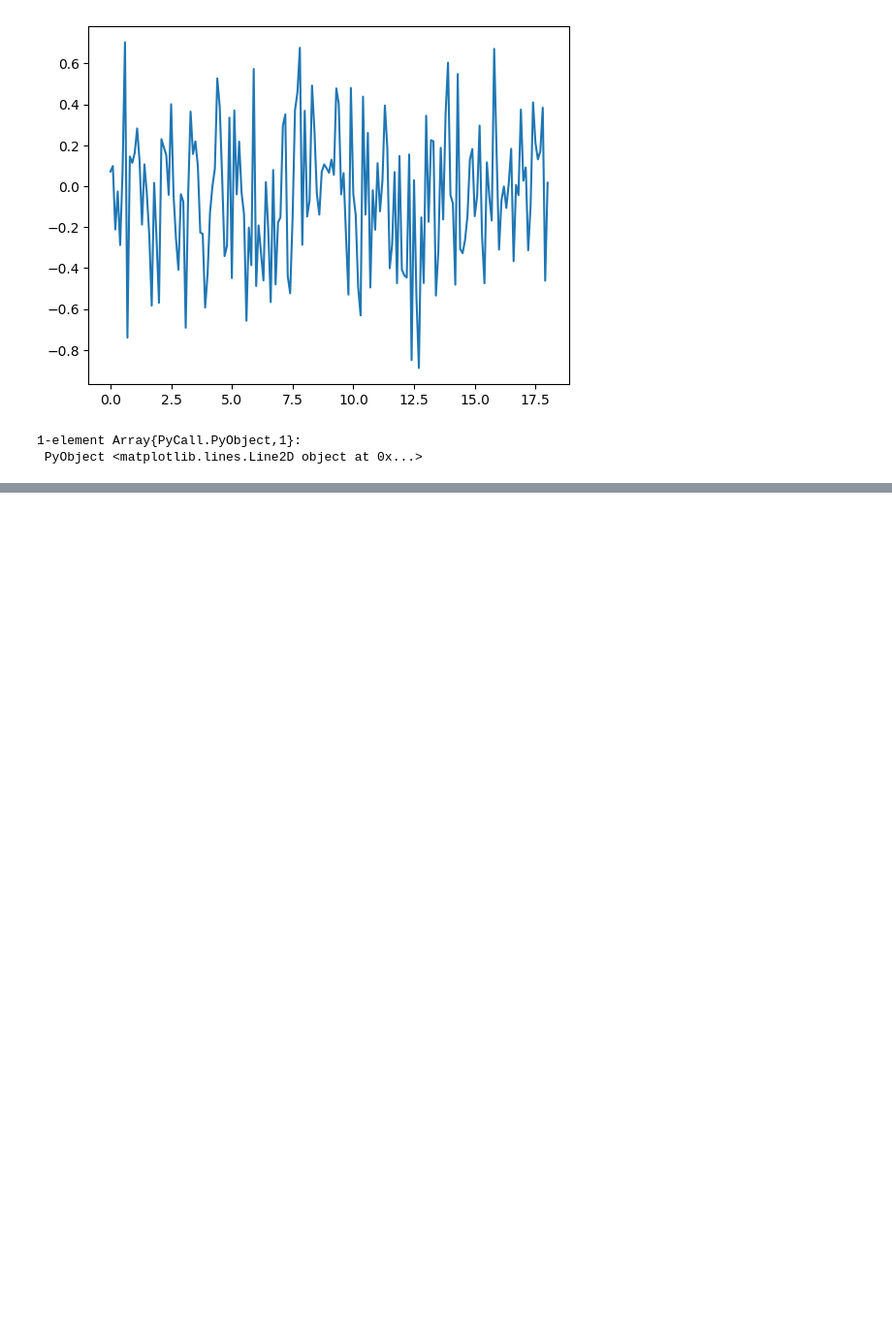
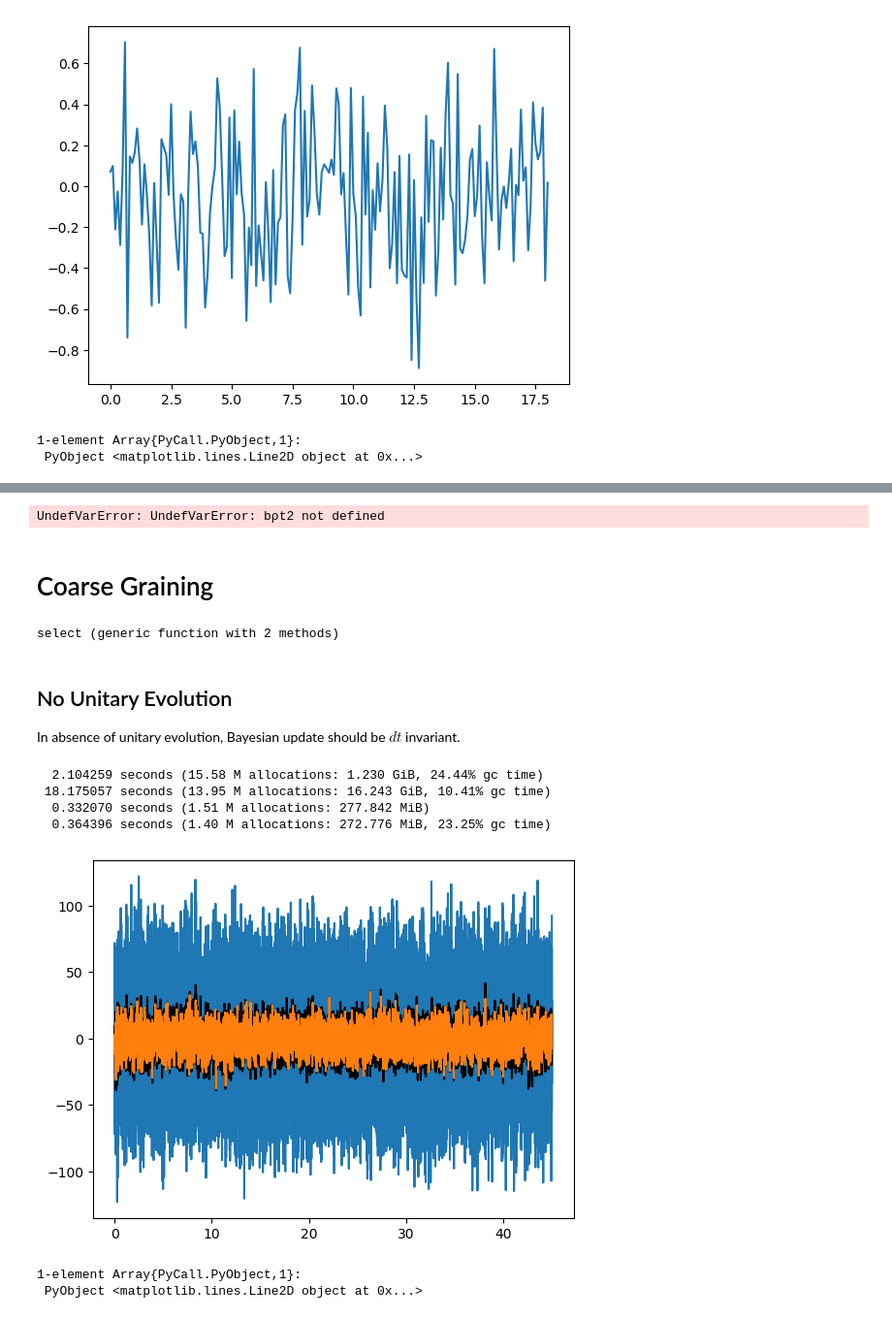
Before and after one commit to chapman-iqs/QuantumCircuits.jl, a Jupyter notebook: QC.ipynb, the cells around one changed output, grey strips where cells are left out. Shown: that part at 97% size. Cells and saved outputs as stored; diff of their text form; code cells hidden in the pictures; blank space fills up the shorter version.

Commit message:
coarse graining + tests

```diff
--- a/QC.ipynb
+++ b/QC.ipynb
@@ -97,0 +297,71 @@ plt.plot(tt1, [dy[1]*dt1 for dy in dy1])
+# %%
+plt.plot(tt3, log.(1 .- F.(average(ρt3), average(ρct3))), label="rouchon: dt=1e-2")
+plt.plot(tt1, log.(1 .- F.(average(ρt1), average(ρct1))), label="rouchon: dt=1e-3")
+# plt.plot(tt2, log.(1 .- F.(average(ρt2), average(ρct2))), label="rouchon: dt=1e-4")
+plt.plot(btt2, log.(1 .- F.(average(bρt2), average(bρct2))), label="bayesian: dt=1e-2")
+# plt.plot(btt1, log.(1 .- F.(average(bρt1), average(bρct1))), label="bayesian: dt=1e-3")
+plt.xlabel("Time")
+plt.ylabel("Log(1-Fidelity)")
+plt.legend()
+# %% [output]
+UndefVarError: UndefVarError: bρt2 not defined
+# %% [markdown]
+# Coarse Graining
+# %%
+function coarsegrain(fine=[]; n=2)
+    coarse = []
+    for i in 1:length(fine)
+        if i < n
+            push!(coarse, mean(fine[1:i]))
+        else
+            push!(coarse, mean(fine[i-(n-1):i]))
+        end
+    end
+    coarse
+end
+
+function select(a=[]; n=2)
+    a[filter(x -> x%n==1, eachindex(a))]
+end
+# %% [output]
+select (generic function with 2 methods)
+# %% [markdown]
+## No Unitary Evolution
+
+In absence of unitary evolution, Bayesian update should be $dt$ invariant.
+# %%
+dt = 1e-2
+ρ0 = dm(spindown(q))
+ρ1 = dm(spinup(q))
+u = (ρ0 + ρ1)/2
+
+η = 1
+J0 = √Γ*σz
+C0 = √(Γ*η)*σz
+H0 = 0σz
+
+T = (0,45)
+
+scale=10
+
+Random.seed!(1)
+tt, ρt, dy = @time bayesian(T, ρ0, H0, [J0], [C0]; dt=dt/scale);
+tt, ρtu, dyu = @time bayesian(T, u, H0, [J0], [C0]; dt=dt/scale, readout=dy);
+
+ro = coarsegrain(dy[1]; n=scale)
+ros = select(ro; n=scale)
+tt2, ρt2, dy2 = @time bayesian(T, ρ0, H0, [J0], [C0]; dt=dt, readout=[ros]);
+tt2, ρtu2, dyu2 = @time bayesian(T, u, H0, [J0], [C0]; dt=dt, readout=dy2);
+# %% [output]
+  2.104259 seconds (15.58 M allocations: 1.230 GiB, 24.44% gc time)
+ 18.175057 seconds (13.95 M allocations: 16.243 GiB, 10.41% gc time)
+  0.332070 seconds (1.51 M allocations: 277.842 MiB)
+  0.364396 seconds (1.40 M allocations: 272.776 MiB, 23.25% gc time)
+# %%
+plt.plot(tt, dy[1])
+plt.plot(tt, coarsegrain(dy[1], n=scale), "black")
+plt.plot(select(tt, n=scale), select(coarsegrain(dy[1], n=scale), n=scale))
+# %% [output]
+[figure, added]
+1-element Array{PyCall.PyObject,1}:
+ PyObject <matplotlib.lines.Line2D object at 0x...>
```
Also changed, not shown: parts of 27 cells of this notebook, 4 other files.
